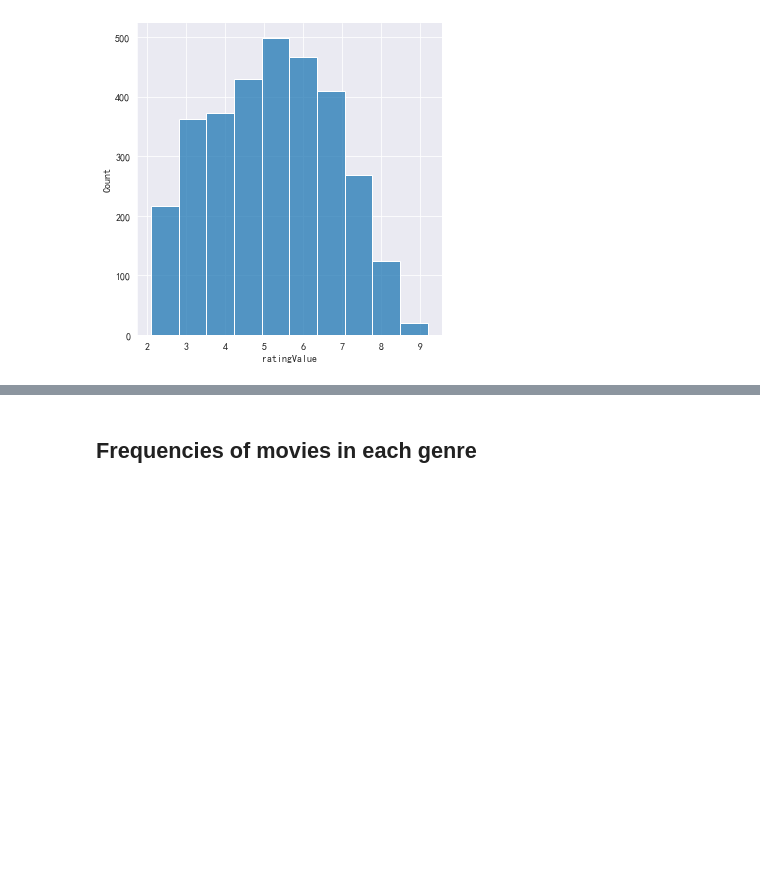
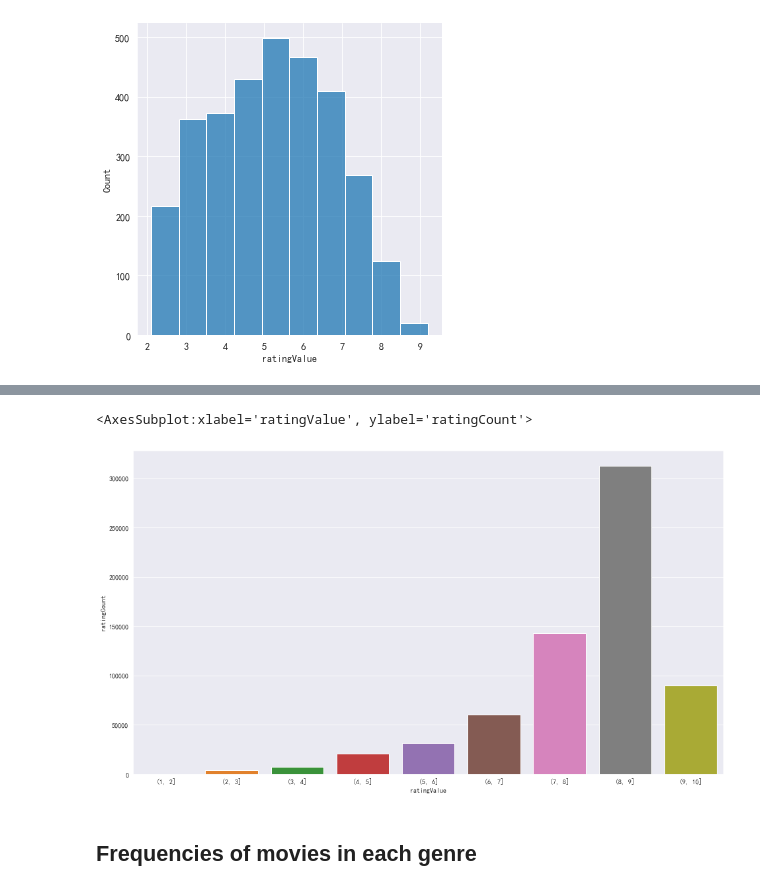
Before and after one commit to contrasting/jingo, a Jupyter notebook: 02a Summary Statistics.ipynb, the cells around one changed output, grey strips where cells are left out. Cells and saved outputs as stored; diff of their text form; code cells hidden in the pictures; blank space fills up the shorter version.

Commit message:
add mean rating count by rating value

```diff
--- a/02a Summary Statistics.ipynb
+++ b/02a Summary Statistics.ipynb
@@ -66,3 +67,8 @@ sns.displot(movies, x="ratingValue", bins=10)
 # %% [output]
 <seaborn.axisgrid.FacetGrid at 0x...>
 [figure]
+# %%
+# Do movies with high and low rating values also happen to have low rating counts? My hunch is yes
+# https://stackoverflow.com/questions/21441259/pandas-groupby-range-of-values
+mean_rating_count_by_value = movies.groupby(pd.cut(movies["ratingValue"], np.arange(1, 11, 1))).ratingCount.mean()
+mean_rating_count_by_value
@@ -69,3 +87,9 @@ sns.displot(movies, x="ratingValue", bins=10)
+# %%
+sns.barplot(x=mean_rating_count_by_value.index, y=mean_rating_count_by_value)
+# so clearly there is some sort of relationship between rating count and rating value, though it is not linear
+# %% [output]
+<AxesSubplot:xlabel='ratingValue', ylabel='ratingCount'>
+[figure, added]
 # %% [markdown]
 ## Frequencies of movies in each genre
 # %%
```
Also changed, not shown: parts of 5 cells of this notebook.
